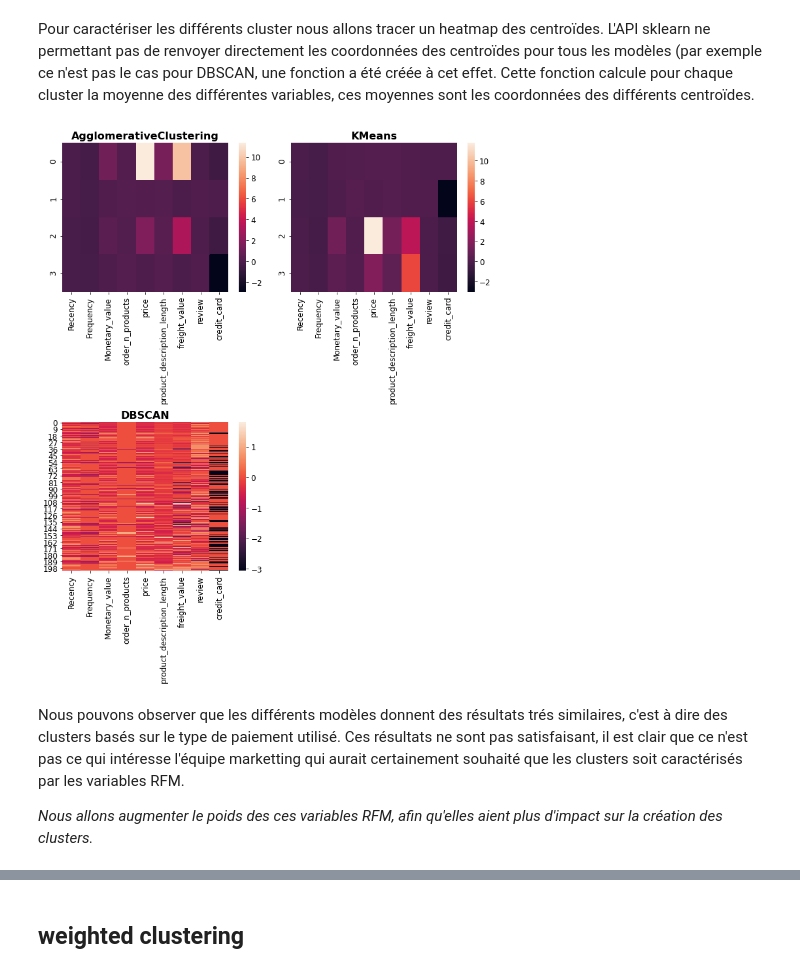
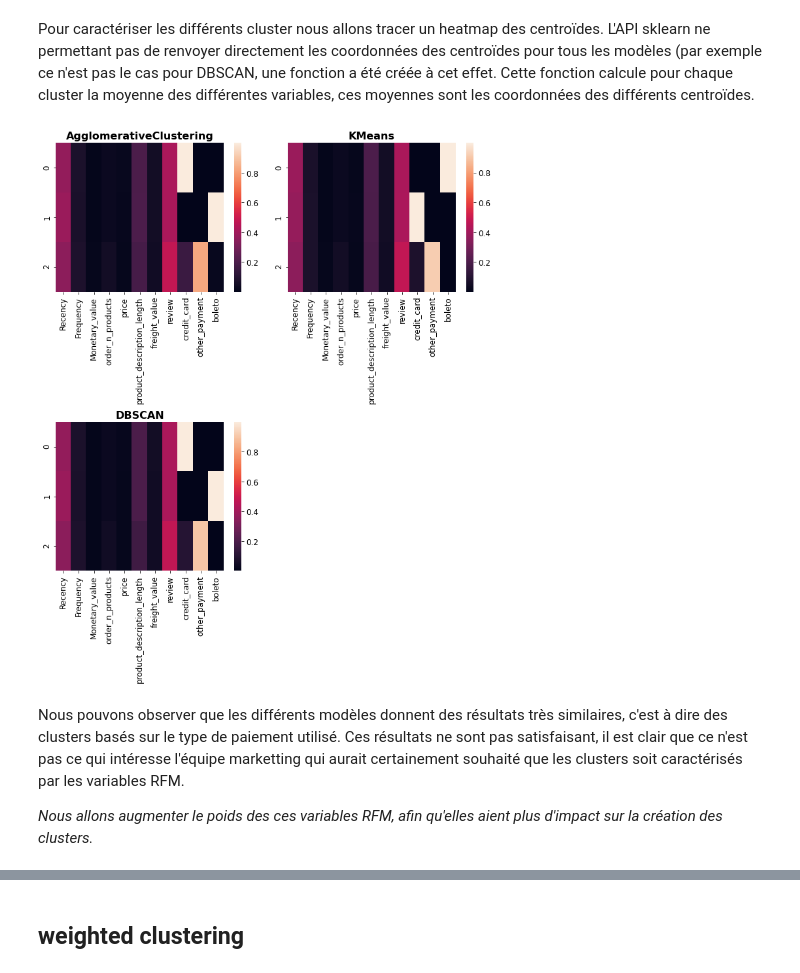
Before and after one commit to Pierre-Eloi/OC_DS_Project5, a Jupyter notebook: Project5_Data_Clustering.ipynb, the cells around one changed output, grey strips where cells are left out. Cells and saved outputs as stored; diff of their text form; code cells hidden in the pictures.

```diff
--- a/Project5_Data_Clustering.ipynb
+++ b/Project5_Data_Clustering.ipynb
@@ -70,6 +70,6 @@ from functions.wrangling import wrangling_pipeline
 
 # Clean the data by using the pipeline detailed in the wrangling notebook
 df_clean = wrangling_pipeline(data, m_mean=True,
-                              score=True, binning=False)
+                              score=False, binning=False)
 # %% [markdown]
 <h1>Table of Contents<span class="tocSkip"></span></h1>
@@ -413,7 +413,7 @@ Nous observons très nettement le coude qui se trouve à une distance de 0,15 en
 # %%
 from sklearn.cluster import DBSCAN
 
-dbscan = DBSCAN(eps=0.3, min_samples=22)
+dbscan = DBSCAN(eps=0.15, min_samples=22)
 dbscan.fit(X_scaled)
 np.unique(dbscan.labels_)
 # %% [output]
@@ -504,7 +492,7 @@ def clustering_algorithms(X, n_clusters, eps):
         list of models
     """
     # Connectivity matrix
-    connectivity = kneighbors_graph(X, n_neighbors=20,
+    connectivity = kneighbors_graph(X, n_neighbors=30,
                                     include_self=False)
     # make connectivity symmetric
     connectivity = 0.5 * (connectivity + connectivity.T)
@@ -662,13 +650,13 @@ def heatmap_cluster_centers(models, feature_names, X,
     save_fig(file_name)
     plt.show()
 # %%
-models = clustering_algorithms(X_scaled, n_clusters=4, eps=.3)
+models = clustering_algorithms(X_scaled, n_clusters=3, eps=.15)
 
 heatmap_cluster_centers(models, df_scaled.columns, X_scaled)
 # %% [output]
-[figure, old version]
+[figure, new version]
 # %% [markdown]
-Nous pouvons observer que les différents modèles donnent des résultats trés similaires, c'est à dire des clusters basés sur le type de paiement utilisé. Ces résultats ne sont pas satisfaisant, il est clair que ce n'est pas ce qui intéresse l'équipe marketting qui aurait certainement souhaité que les clusters soit caractérisés par les variables RFM.
+Nous pouvons observer que les différents modèles donnent des résultats très similaires, c'est à dire des clusters basés sur le type de paiement utilisé. Ces résultats ne sont pas satisfaisant, il est clair que ce n'est pas ce qui intéresse l'équipe marketting qui aurait certainement souhaité que les clusters soit caractérisés par les variables RFM.
 
 *Nous allons augmenter le poids des ces variables RFM, afin qu'elles aient plus d'impact sur la création des clusters.*
 # %%
```
Also changed, not shown: parts of 16 cells of this notebook.
